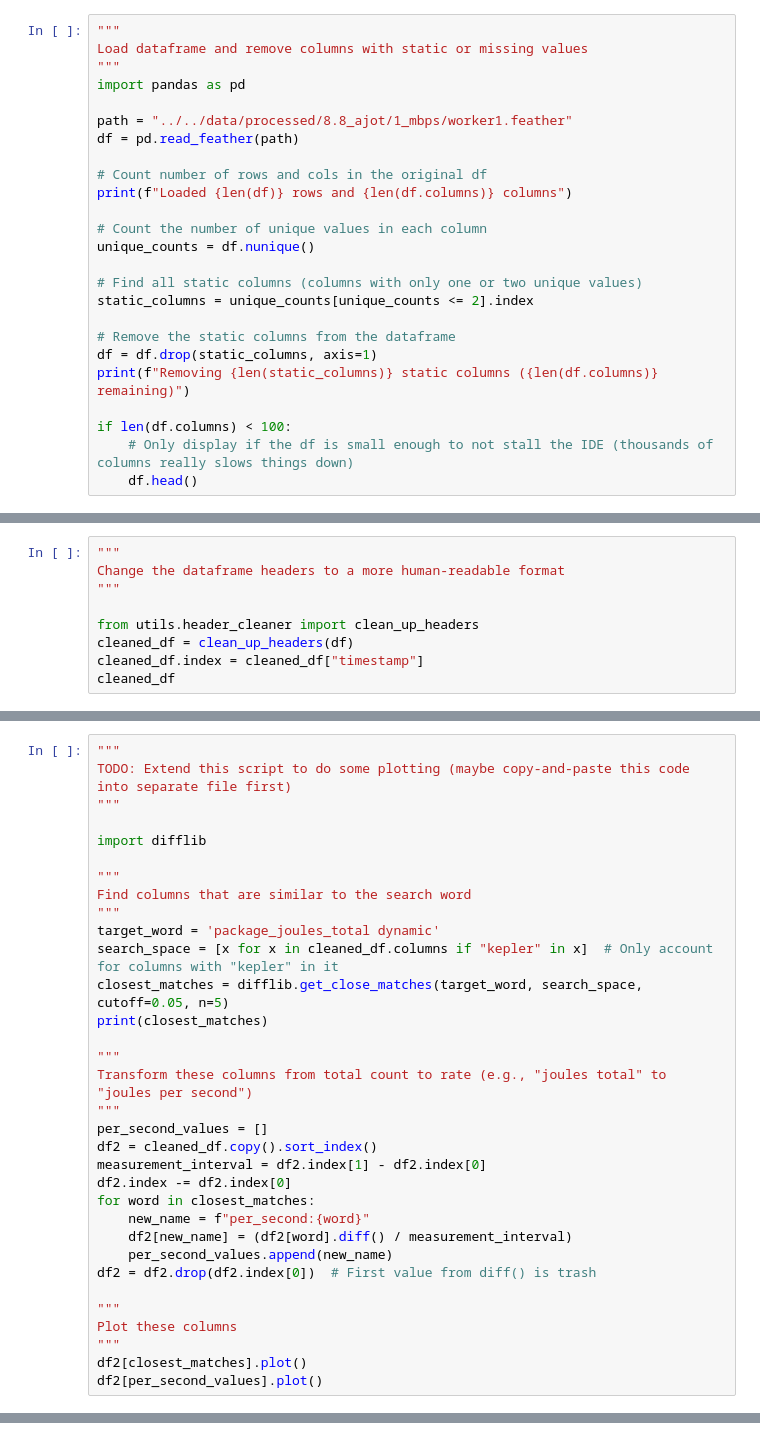
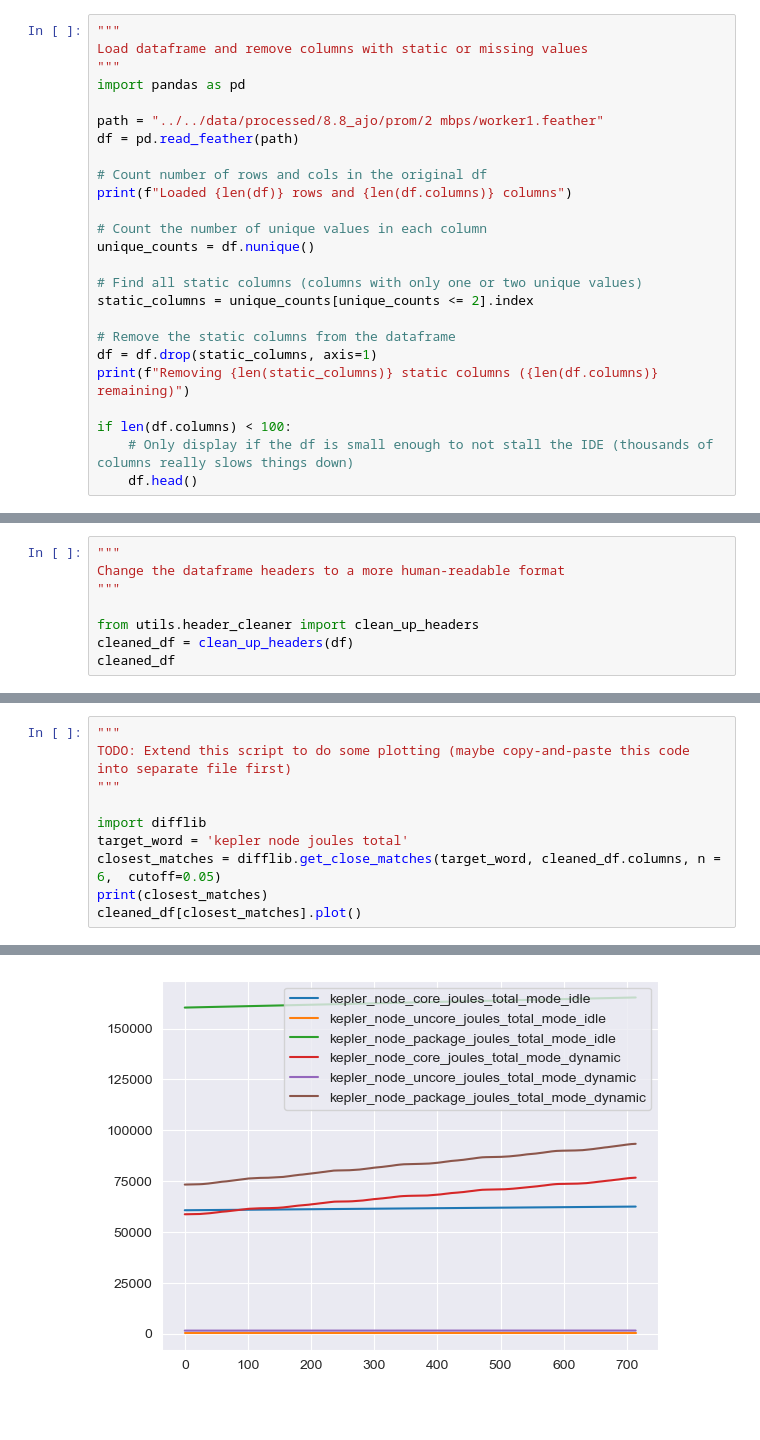
Before and after one commit to debnera/framework-analysis, a Jupyter notebook: src/dataset-tools/03_plot_prometheus.ipynb, the cells around one changed output, grey strips where cells are left out. Saved outputs shown, nothing was run; the diff lists cells and outputs as text; blank space fills up the shorter version.

```diff
--- a/src/dataset-tools/03_plot_prometheus.ipynb
+++ b/src/dataset-tools/03_plot_prometheus.ipynb
@@ -4,7 +4,7 @@ Load dataframe and remove columns with static or missing values
 """
 import pandas as pd
 
-path = "../../data/processed/8.8_ajot/1_mbps/worker1.feather"
+path = "../../data/processed/8.8_ajo/prom/2 mbps/worker1.feather"
 df = pd.read_feather(path)
 
 # Count number of rows and cols in the original df
@@ -30,5 +33,4 @@ Change the dataframe headers to a more human-readable format
 
 from utils.header_cleaner import clean_up_headers
 cleaned_df = clean_up_headers(df)
-cleaned_df.index = cleaned_df["timestamp"]
 cleaned_df
@@ -38,30 +55,8 @@ TODO: Extend this script to do some plotting (maybe copy-and-paste this code int
 """
 
 import difflib
-
-"""
-Find columns that are similar to the search word
-"""
-target_word = 'package_joules_total dynamic'
-search_space = [x for x in cleaned_df.columns if "kepler" in x]  # Only account for columns with "kepler" in it
-closest_matches = difflib.get_close_matches(target_word, search_space, cutoff=0.05, n=5)
+target_word = 'kepler node joules total'
+closest_matches = difflib.get_close_matches(target_word, cleaned_df.columns, n = 6,  cutoff=0.05)
 print(closest_matches)
-
-"""
-Transform these columns from total count to rate (e.g., "joules total" to "joules per second")
-"""
-per_second_values = []
-df2 = cleaned_df.copy().sort_index()
-measurement_interval = df2.index[1] - df2.index[0]
-df2.index -= df2.index[0]
-for word in closest_matches:
-    new_name = f"per_second:{word}"
-    df2[new_name] = (df2[word].diff() / measurement_interval)
-    per_second_values.append(new_name)
-df2 = df2.drop(df2.index[0])  # First value from diff() is trash
-
-"""
-Plot these columns
-"""
-df2[closest_matches].plot()
-df2[per_second_values].plot()
+cleaned_df[closest_matches].plot()
+# %% [output]
@@ -67,0 +65 @@ df2[per_second_values].plot()
+[figure, added]
```
Also changed, not shown: parts of 3 cells of this notebook, 7 other files.
